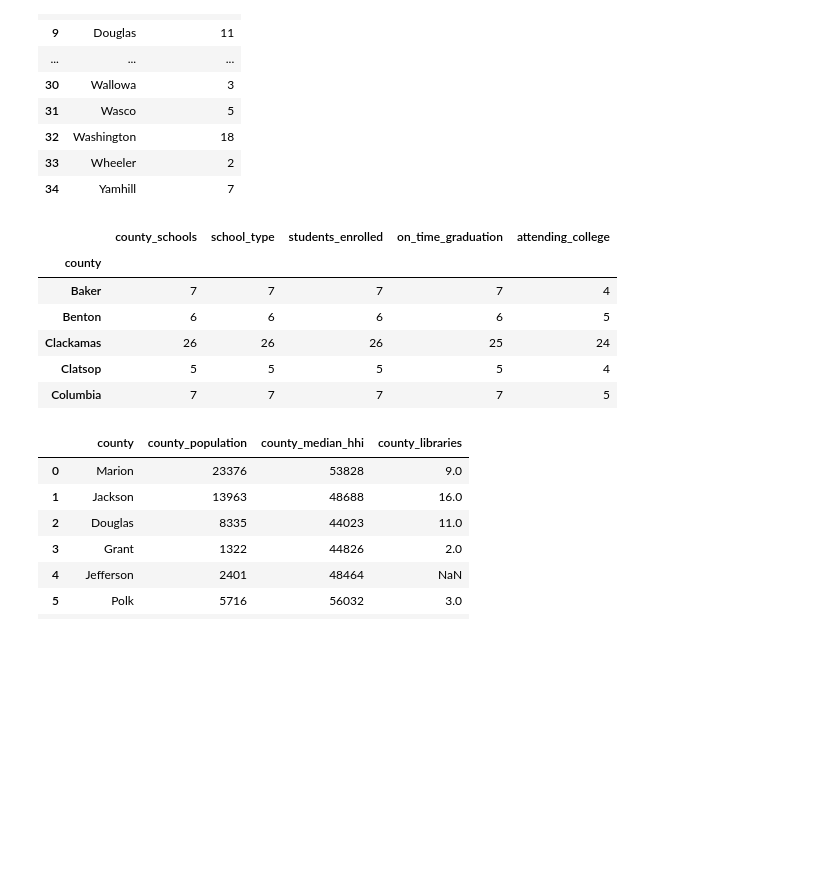
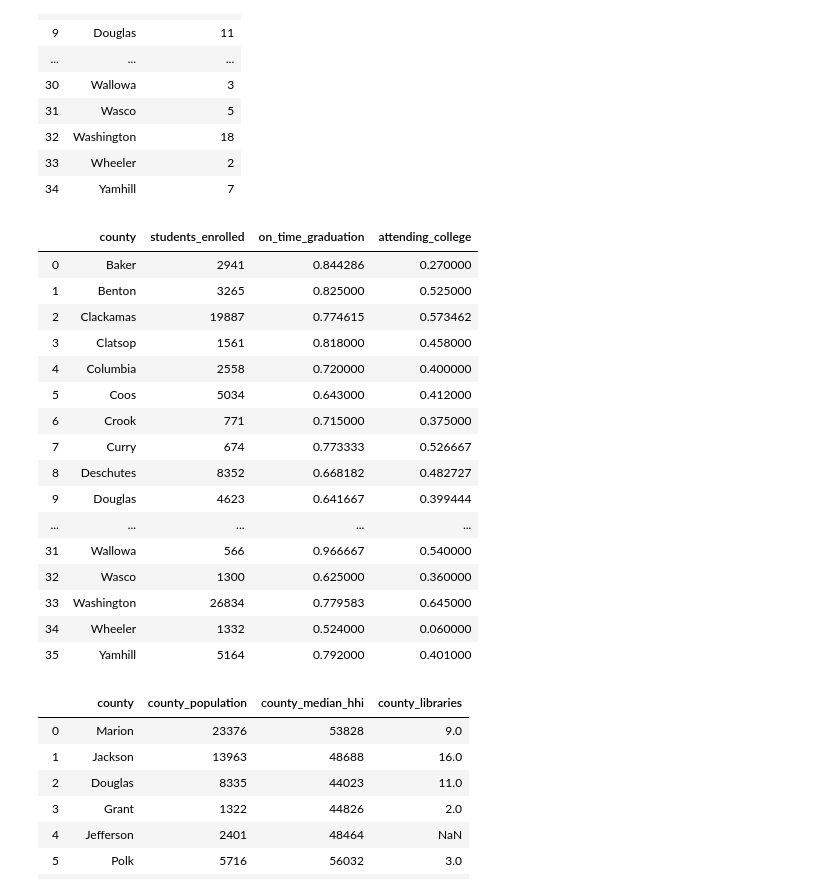
Before and after one commit to linmck/group_project_2_etl, a Jupyter notebook: oregon_public_library_counties.ipynb, the cells around one changed output. Cells and saved outputs as stored; diff of their text form; code cells hidden in the pictures; blank space fills up the shorter version.

Commit message:
Replaced NaN with zeros  in school dataframes. Updated groupby with appropriate aggregate and merged with existing county_data df.

```diff
--- a/oregon_public_library_counties.ipynb
+++ b/oregon_public_library_counties.ipynb
@@ -137,7 +137,6 @@ school_df.shape
 # Creating a new data frame with specific columns needed
 new_school_df = school_df[['School Name', 'School Type', 'County',
                            'Student Enrollment', 'On-Time Graduation', 'College Going']].copy()
-new_school_df.head(5)
 
 # Creating a filtered dataframe from specific columns
 school_transformed= new_school_df.rename(columns={'School Name': 'school_name',
@@ -146,12 +145,14 @@ school_transformed= new_school_df.rename(columns={'School Name': 'school_name',
                                                     'Student Enrollment': 'students_enrolled',
                                                     'On-Time Graduation': 'on_time_graduation',
                                                     'College Going': 'attending_college'})
-school_transformed.head(10)
 
 # Pull through data only for high schools
 hs_data = school_transformed[~school_transformed['school_type'].isin(['E', 'M'])]
 
-hs_data.head()
+# Replace NaN values with zeros
+hs_data = hs_data.fillna(0)
+
+hs_data
 # %% [output]
 |  | school_name | school_type | county | students_enrolled | on_time_graduation | attending_college |
 | 2 | Adrian High School | H | Malheur | 89 | 89% | 44% |
@@ -161,0 +170,9 @@ hs_data.head()
+# %%
+# Remove % sign convert to decimal, and cast as float
+hs_data['on_time_graduation'] = pd.to_numeric(hs_data['on_time_graduation'].str.strip('%')).div(100)
+hs_data['attending_college'] = pd.to_numeric(hs_data['attending_college'].str.strip('%')).div(100)
+
+# Replace NaN values with zeros
+final_hs_data = hs_data.fillna(0)
+
+final_hs_data
@@ -193,24 +224,37 @@ county_libraries.head(100)
 | 34 | Yamhill | 7 |
 # %%
 # Group report cards by county
-county_schools = hs_data.groupby('county').count()
+county_schools = final_hs_data.groupby('county').aggregate({'students_enrolled': 'sum',
+                                                            'on_time_graduation': 'mean',
+                                                           'attending_college':'mean'})
 
 # Drop type column from dataframe
 # county_hs = county_schools.drop(columns=['school_type', 'students_enrolled', 'ela', 'math'])
 
 # Rename counts to reflect that they are the total public schools in the county
 county_hs = county_schools.rename(columns={'school_name':'county_schools'})
 
-# county_libraries.reset_index(inplace=True)
-county_hs.head()
+county_hs.reset_index(inplace=True)
+
+county_hs
 # %% [output]
-|  | county_schools | school_type | students_enrolled | on_time_graduation | attending_college |
-| county |  |  |  |  |  |
-| Baker | 7 | 7 | 7 | 7 | 4 |
-| Benton | 6 | 6 | 6 | 6 | 5 |
-| Clackamas | 26 | 26 | 26 | 25 | 24 |
-| Clatsop | 5 | 5 | 5 | 5 | 4 |
-| Columbia | 7 | 7 | 7 | 7 | 5 |
+|  | county | students_enrolled | on_time_graduation | attending_college |
+| 0 | Baker | 2941 | 0.844286 | 0.270000 |
+| 1 | Benton | 3265 | 0.825000 | 0.525000 |
+| 2 | Clackamas | 19887 | 0.774615 | 0.573462 |
+| 3 | Clatsop | 1561 | 0.818000 | 0.458000 |
+| 4 | Columbia | 2558 | 0.720000 | 0.400000 |
+| 5 | Coos | 5034 | 0.643000 | 0.412000 |
+| 6 | Crook | 771 | 0.715000 | 0.375000 |
+| 7 | Curry | 674 | 0.773333 | 0.526667 |
+| 8 | Deschutes | 8352 | 0.668182 | 0.482727 |
+| 9 | Douglas | 4623 | 0.641667 | 0.399444 |
+| ... | ... | ... | ... | ... |
+| 31 | Wallowa | 566 | 0.966667 | 0.540000 |
+| 32 | Wasco | 1300 | 0.625000 | 0.360000 |
+| 33 | Washington | 26834 | 0.779583 | 0.645000 |
+| 34 | Wheeler | 1332 | 0.524000 | 0.060000 |
+| 35 | Yamhill | 5164 | 0.792000 | 0.401000 |
 # %%
 # Merge Library and Census data
 
```
Also changed, not shown: parts of 3 cells of this notebook.
